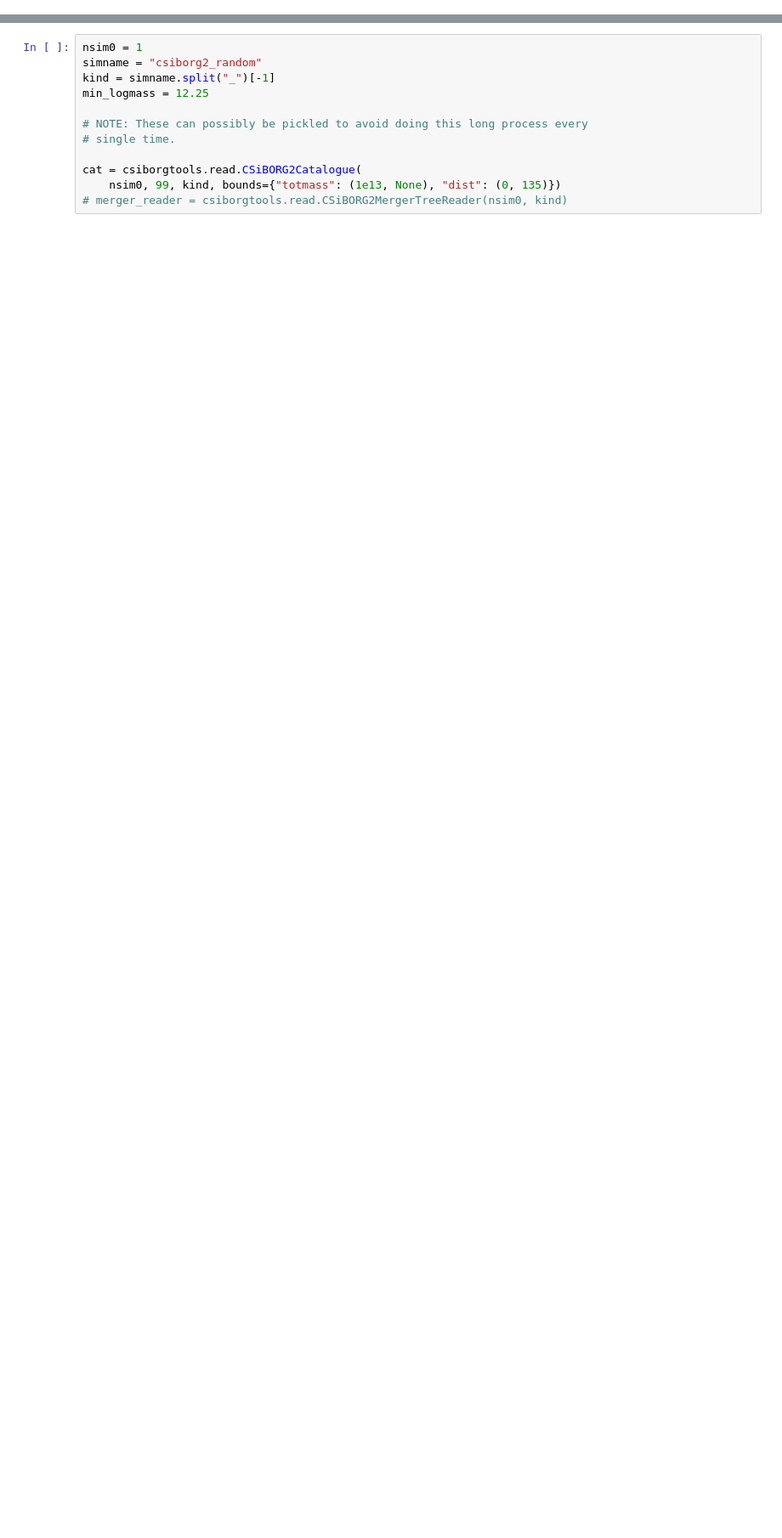
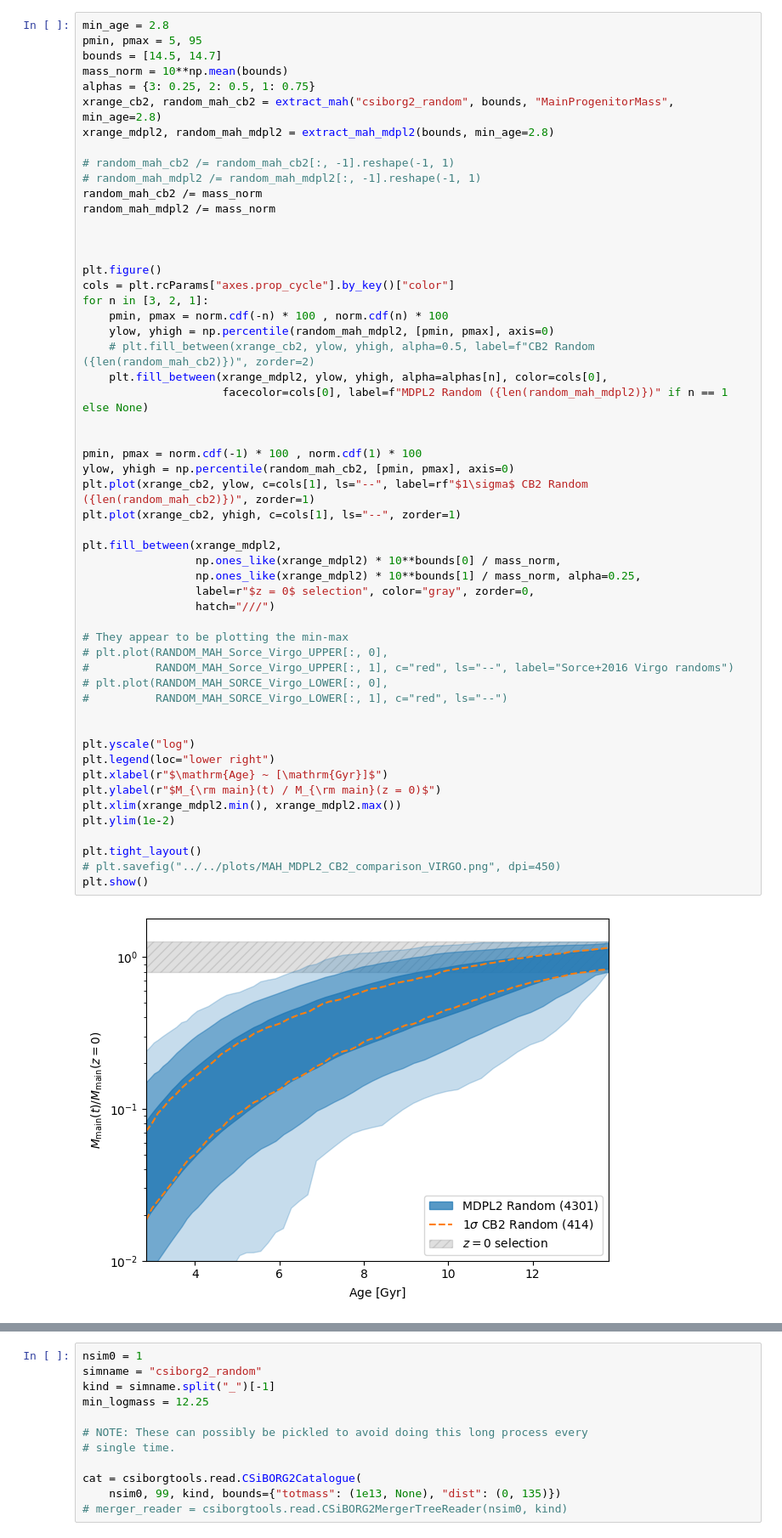
Before and after one commit to Richard-Sti/csiborgtools, a Jupyter notebook: notebooks/MAH/mah.ipynb, the cells around one changed output, grey strips where cells are left out. Shown: that part at 85% size. Cells and saved outputs as stored; diff of their text form; blank space fills up the shorter version.

```diff
--- a/notebooks/MAH/mah.ipynb
+++ b/notebooks/MAH/mah.ipynb
@@ -16 +18,57 @@ The autoreload extension is already loaded. To reload it, use:
+# %%
+min_age = 2.8
+pmin, pmax = 5, 95
+bounds = [14.5, 14.7]
+mass_norm = 10**np.mean(bounds)
+alphas = {3: 0.25, 2: 0.5, 1: 0.75}
+xrange_cb2, random_mah_cb2 = extract_mah("csiborg2_random", bounds, "MainProgenitorMass", min_age=2.8)
+xrange_mdpl2, random_mah_mdpl2 = extract_mah_mdpl2(bounds, min_age=2.8)
+
+# random_mah_cb2 /= random_mah_cb2[:, -1].reshape(-1, 1)
+# random_mah_mdpl2 /= random_mah_mdpl2[:, -1].reshape(-1, 1)
+random_mah_cb2 /= mass_norm
+random_mah_mdpl2 /= mass_norm
+
+
+
+plt.figure()
+cols = plt.rcParams["axes.prop_cycle"].by_key()["color"]
+for n in [3, 2, 1]:
+    pmin, pmax = norm.cdf(-n) * 100 , norm.cdf(n) * 100
+    ylow, yhigh = np.percentile(random_mah_mdpl2, [pmin, pmax], axis=0)
+    # plt.fill_between(xrange_cb2, ylow, yhigh, alpha=0.5, label=f"CB2 Random ({len(random_mah_cb2)})", zorder=2)
+    plt.fill_between(xrange_mdpl2, ylow, yhigh, alpha=alphas[n], color=cols[0],
+                     facecolor=cols[0], label=f"MDPL2 Random ({len(random_mah_mdpl2)})" if n == 1 else None)
+
+
+pmin, pmax = norm.cdf(-1) * 100 , norm.cdf(1) * 100
+ylow, yhigh = np.percentile(random_mah_cb2, [pmin, pmax], axis=0)
+plt.plot(xrange_cb2, ylow, c=cols[1], ls="--", label=rf"$1\sigma$ CB2 Random ({len(random_mah_cb2)})", zorder=1)
+plt.plot(xrange_cb2, yhigh, c=cols[1], ls="--", zorder=1)
+
+plt.fill_between(xrange_mdpl2,
+                 np.ones_like(xrange_mdpl2) * 10**bounds[0] / mass_norm,
+                 np.ones_like(xrange_mdpl2) * 10**bounds[1] / mass_norm, alpha=0.25,
+                 label=r"$z = 0$ selection", color="gray", zorder=0,
+                 hatch="///")
+
+# They appear to be plotting the min-max
+# plt.plot(RANDOM_MAH_Sorce_Virgo_UPPER[:, 0],
+#          RANDOM_MAH_Sorce_Virgo_UPPER[:, 1], c="red", ls="--", label="Sorce+2016 Virgo randoms")
+# plt.plot(RANDOM_MAH_SORCE_Virgo_LOWER[:, 0],
+#          RANDOM_MAH_SORCE_Virgo_LOWER[:, 1], c="red", ls="--")
+
+
+plt.yscale("log")
+plt.legend(loc="lower right")
+plt.xlabel(r"$\mathrm{Age} ~ [\mathrm{Gyr}]$")
+plt.ylabel(r"$M_{\rm main}(t) / M_{\rm main}(z = 0)$")
+plt.xlim(xrange_mdpl2.min(), xrange_mdpl2.max())
+plt.ylim(1e-2)
+
+plt.tight_layout()
+# plt.savefig("../../plots/MAH_MDPL2_CB2_comparison_VIRGO.png", dpi=450)
+plt.show()
+# %% [output]
+[figure, added]
 # %%
```
Also changed, not shown: parts of 13 cells of this notebook.
